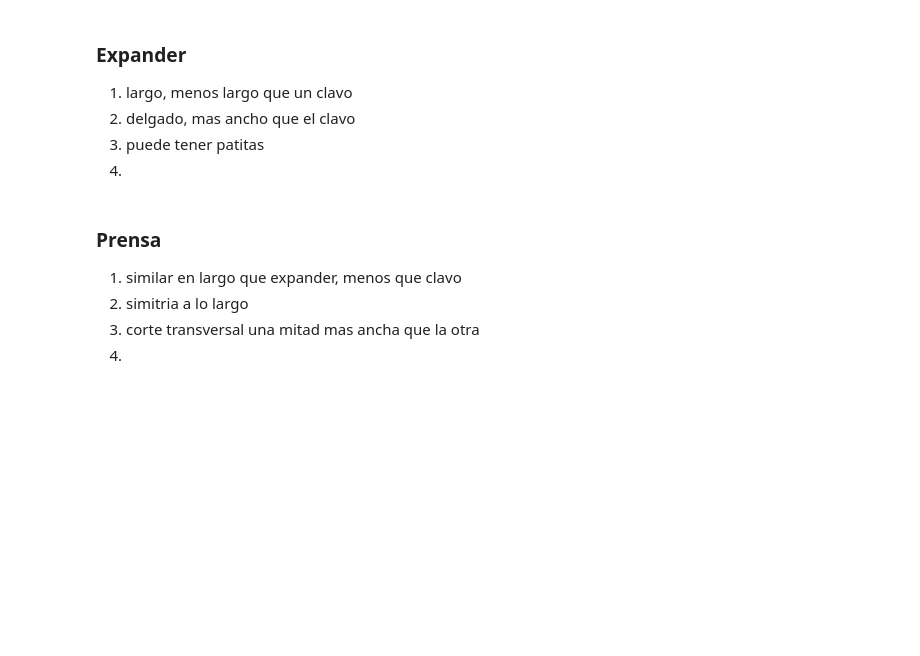
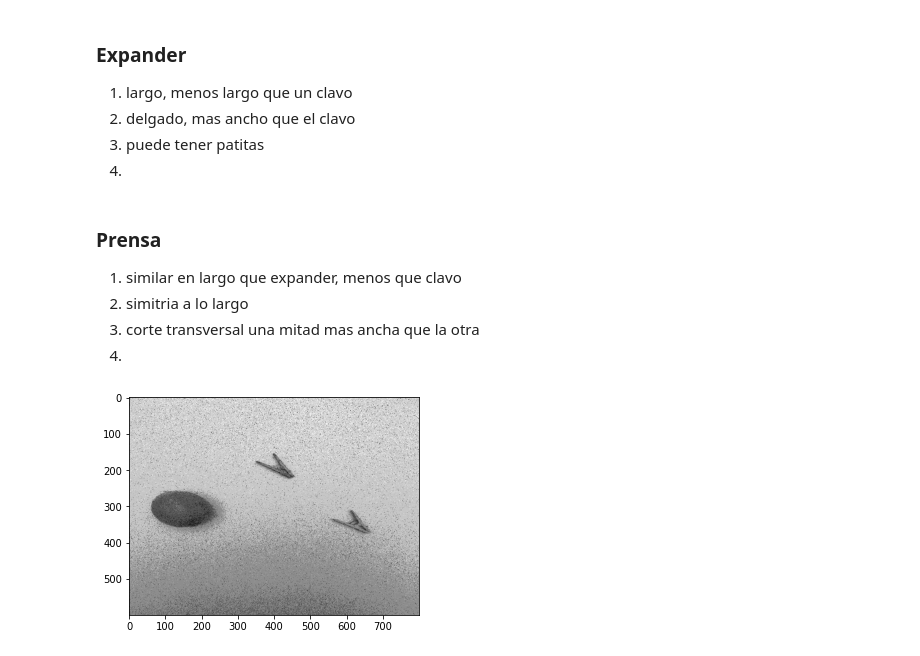
Before and after one commit to carlosjaravas/-Tarea_4_Vision, a Jupyter notebook: Tarea4.ipynb, the cells around one changed output. Cells and saved outputs as stored; diff of their text form; code cells hidden in the pictures; blank space fills up the shorter version.

```diff
--- a/Tarea4.ipynb
+++ b/Tarea4.ipynb
@@ -41,0 +59,29 @@
+# %%
+
+#Obtener la direccion de las imagenes
+path = os.getcwd()
+
+#Mostrar la Imagen original NS01_b
+img_org= io.imread(path +r'\CLASS-79.png',True)
+# %%
+#quantificacion
+
+def quant(img,n):
+    w,h= img.shape
+    out_img = np.zeros(img.shape, dtype=np.uint8)
+    for k in range(n):
+        li = 255*k/n
+        ls = 255*(k+1)/n
+        #print(li)
+        #print(ls)
+        for i in range(w):
+            for j in range(h):
+                if li < img[i][j] < ls:
+                    out_img[i][j] = (li+ls)/2
+    return out_img
+
+img_quant = quant(img_org,5)
+plt.imshow(img_quant, cmap='gray')
+plt.show()
+# %% [output]
+[figure, added]
```
Also changed, not shown: parts of 2 cells of this notebook, 21 other files.
